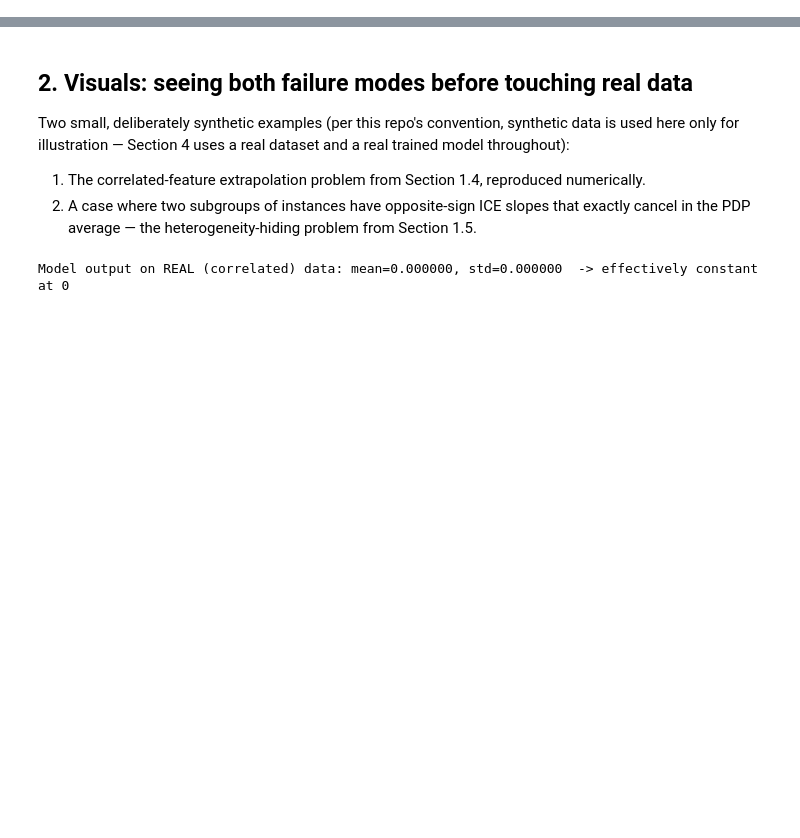
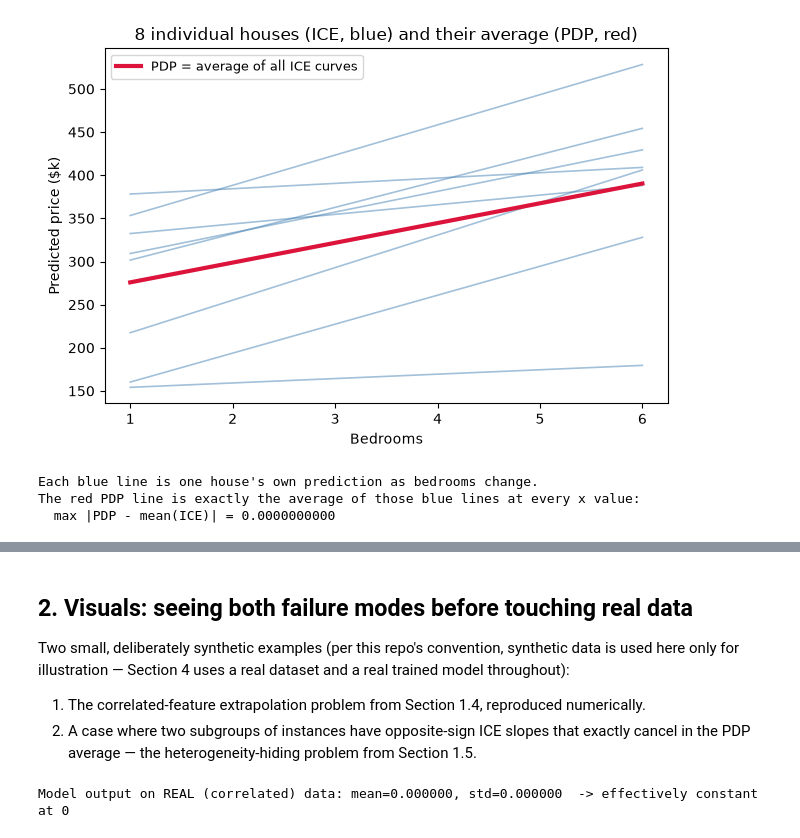
Before and after one commit to thompgt/cs-ai-tutorials, a Jupyter notebook: responsible-data-science/ice-pdp-plots/tutorial.ipynb, the cells around one changed output, grey strips where cells are left out. Drawn from its saved outputs; the diff is of its cells as text; code cells hidden in the pictures; blank space fills up the shorter version.

```diff
--- a/responsible-data-science/ice-pdp-plots/tutorial.ipynb
+++ b/responsible-data-science/ice-pdp-plots/tutorial.ipynb
@@ -45,0 +73,42 @@ comfort with expectation/conditioning notation, scikit-learn familiarity.
+# %%
+import numpy as np
+import matplotlib.pyplot as plt
+
+rng = np.random.default_rng(0)
+
+# A tiny toy "model": predicted price depends on bedrooms AND on each
+# house's own baseline price level (its "location premium"). Different
+# houses can react to bedrooms differently -- some respond strongly,
+# some barely at all.
+n_houses = 8
+bedroom_grid = np.linspace(1, 6, 25)
+baseline = rng.uniform(150, 400, n_houses)          # each house's own base price ($k)
+sensitivity = rng.uniform(5, 40, n_houses)          # each house's own $/bedroom slope
+
+# ICE: one curve per house
+ice_curves = np.array([
+    base + slope * (bedroom_grid - bedroom_grid[0])
+    for base, slope in zip(baseline, sensitivity)
+])
+# PDP: the pointwise average across all houses' ICE curves
+pdp_curve = ice_curves.mean(axis=0)
+
+fig, ax = plt.subplots(figsize=(6.5, 4.5))
+for curve in ice_curves:
+    ax.plot(bedroom_grid, curve, color="steelblue", alpha=0.5, lw=1.2)
+ax.plot(bedroom_grid, pdp_curve, color="crimson", lw=3, label="PDP = average of all ICE curves")
+ax.set_xlabel("Bedrooms")
+ax.set_ylabel("Predicted price ($k)")
+ax.set_title("8 individual houses (ICE, blue) and their average (PDP, red)")
+ax.legend(fontsize=9)
+plt.tight_layout()
+plt.show()
+
+print("Each blue line is one house's own prediction as bedrooms change.")
+print("The red PDP line is exactly the average of those blue lines at every x value:")
+print(f"  max |PDP - mean(ICE)| = {np.max(np.abs(pdp_curve - ice_curves.mean(axis=0))):.10f}")
+# %% [output]
+[figure, added]
+Each blue line is one house's own prediction as bedrooms change.
+The red PDP line is exactly the average of those blue lines at every x value:
+  max |PDP - mean(ICE)| = 0.0000000000
```
Also changed, not shown: parts of 10 cells of this notebook.
